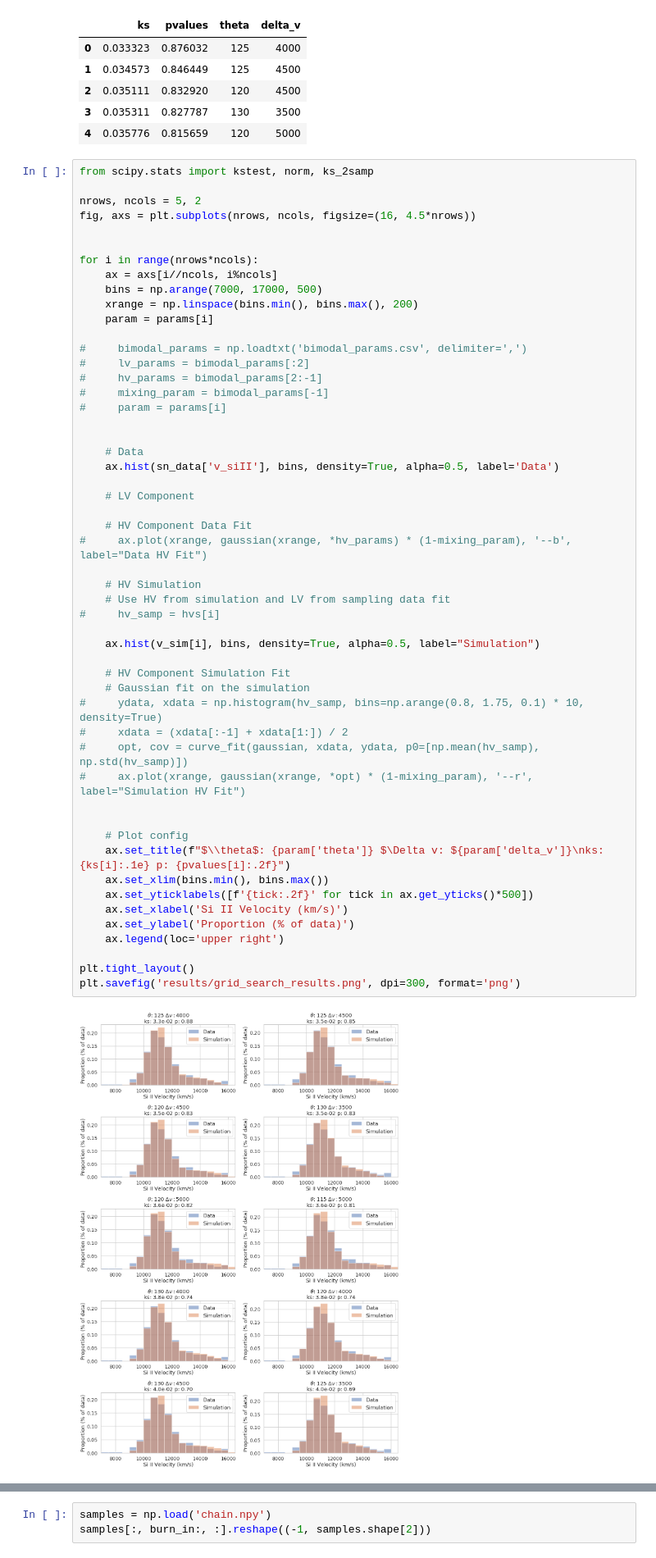
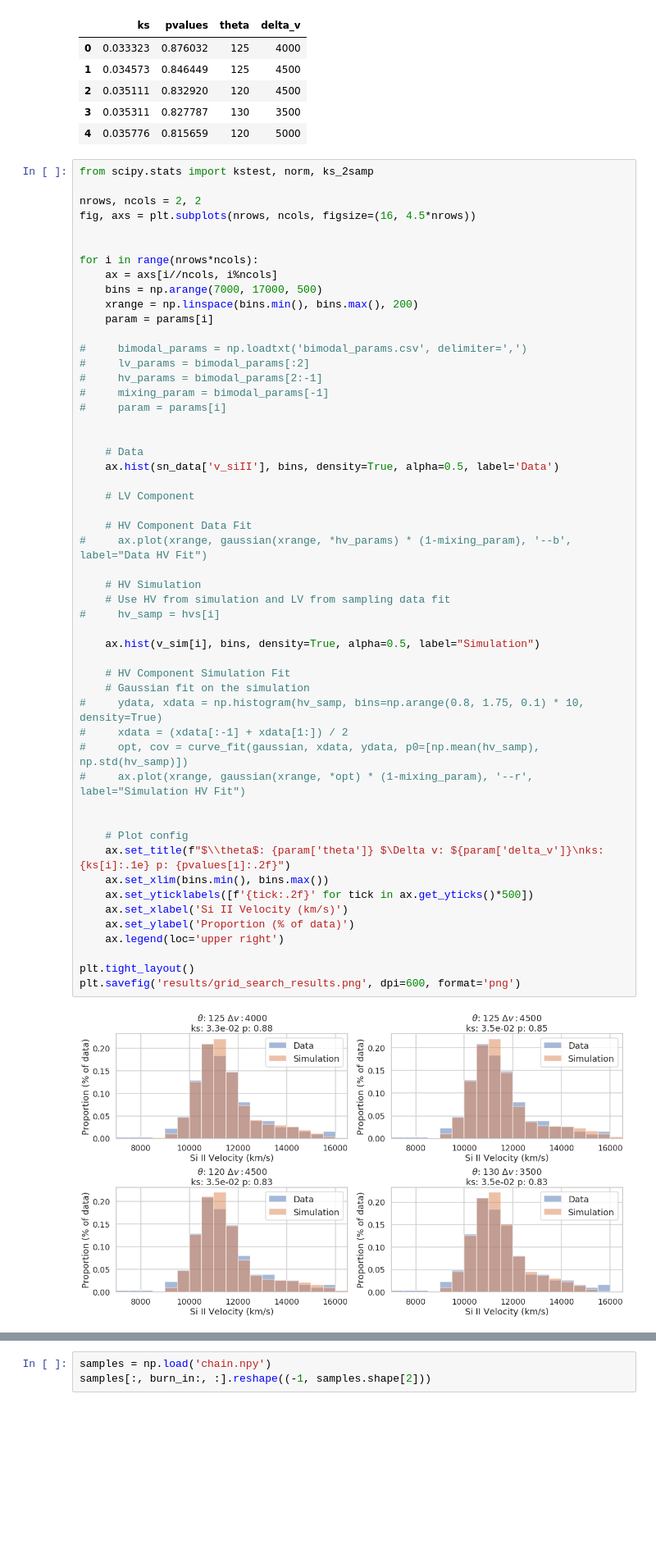
Before and after one commit to ketozhang/ejecta-velocities-of-type-Ia-supernovae, a Jupyter notebook: simulation.ipynb, the cells around one changed output, grey strips where cells are left out. Shown at 82% size. Cells and saved outputs as stored; diff of their text form; blank space fills up the shorter version.

```diff
--- a/simulation.ipynb
+++ b/simulation.ipynb
@@ -176,7 +194,7 @@ df.head()
 # %%
 from scipy.stats import kstest, norm, ks_2samp
 
-nrows, ncols = 5, 2
+nrows, ncols = 2, 2
 fig, axs = plt.subplots(nrows, ncols, figsize=(16, 4.5*nrows))
 
 
@@ -198,33 +216,33 @@ for i in range(nrows*ncols):
 
     # LV Component
 
     # HV Component Data Fit
 #     ax.plot(xrange, gaussian(xrange, *hv_params) * (1-mixing_param), '--b', label="Data HV Fit")
 
     # HV Simulation
     # Use HV from simulation and LV from sampling data fit
 #     hv_samp = hvs[i]
 
     ax.hist(v_sim[i], bins, density=True, alpha=0.5, label="Simulation")
 
     # HV Component Simulation Fit
     # Gaussian fit on the simulation
 #     ydata, xdata = np.histogram(hv_samp, bins=np.arange(0.8, 1.75, 0.1) * 10, density=True)
 #     xdata = (xdata[:-1] + xdata[1:]) / 2
 #     opt, cov = curve_fit(gaussian, xdata, ydata, p0=[np.mean(hv_samp), np.std(hv_samp)])
 #     ax.plot(xrange, gaussian(xrange, *opt) * (1-mixing_param), '--r', label="Simulation HV Fit")
 
 
     # Plot config
     ax.set_title(f"$\\theta$: {param['theta']} $\Delta v: ${param['delta_v']}\nks: {ks[i]:.1e} p: {pvalues[i]:.2f}")
     ax.set_xlim(bins.min(), bins.max())
     ax.set_yticklabels([f'{tick:.2f}' for tick in ax.get_yticks()*500])
     ax.set_xlabel('Si II Velocity (km/s)')
     ax.set_ylabel('Proportion (% of data)')
     ax.legend(loc='upper right')
 
 plt.tight_layout()
-plt.savefig('results/grid_search_results.png', dpi=300, format='png')
+plt.savefig('results/grid_search_results.png', dpi=600, format='png')
 # %% [output]
-[figure, old version]
+[figure, new version]
 # %%
```
Also changed, not shown: parts of 10 cells of this notebook, 6 other files.
